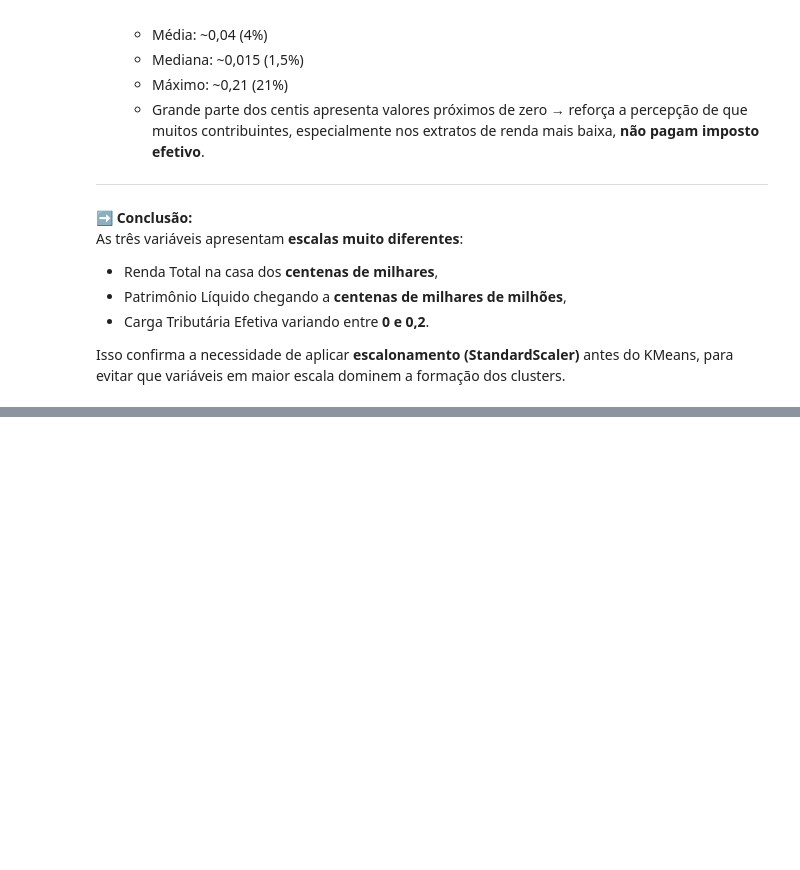
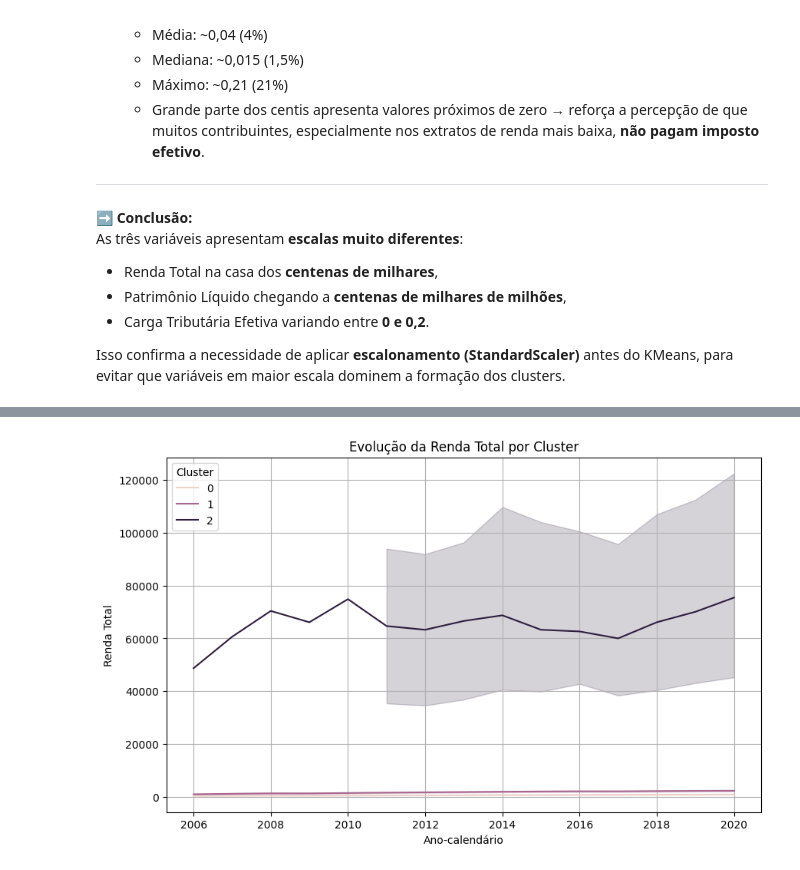
Before and after one commit to PadawanXXVI/kmeans-3d-cluster, a Jupyter notebook: distribuicao-renda.ipynb, the cells around one changed output, grey strips where cells are left out. Cells and saved outputs as stored; diff of their text form; code cells hidden in the pictures; blank space fills up the shorter version.

```diff
--- a/distribuicao-renda.ipynb
+++ b/distribuicao-renda.ipynb
@@ -344,6 +344,29 @@ array(['AC', 'AL', 'AM', 'AP', 'BA', 'CE', 'DF', 'ES', 'GO', 'MA', 'MG',
    'RS', 'SC', 'SE', 'SP', 'TO']`
 
 ➡️ Com essa limpeza, garantimos que a análise seja feita apenas no nível estadual, mantendo a granularidade desejada para os **27 entes federativos**.
+# %%
+cols_monetarias = [
+    'Rendimentos Tributaveis - Limite Superior da RTB do Centil [R$ milhões]',
+    'Rendimentos Tributaveis - Soma da RTB do Centil [R$ milhões]',
+    'Rendimentos Tributaveis - RTB Acumulada do Centil [R$ milhões]',
+    'Rendimentos Tributaveis - Média da RTB do Centil [R$]',
+    'Rendimentos Sujeitos à Tribut. Exclusiva [R$ milhões]',
+    'Rendimentos Isentos - Lucros e dividendos [R$ milhões]',
+    'Rendimentos Isentos - Rendim. Sócio/Titular ME/EPP Opt SIMPLES [R$ milhões]',
+    'Rendimentos Isentos - Outros Rendimentos Isentos [R$ milhões]',
+    'Despesas Dedutíveis - Previdência [R$ milhões]',
+    'Despesas Dedutíveis - Dependentes [R$ milhões]',
+    'Despesas Dedutíveis - Instrução [R$ milhões]',
+    'Despesas Dedutíveis - Médicas [R$ milhões]',
+    'Despesas Dedutíveis - Pensão Alimentícia [R$ milhões]',
+    'Despesas Dedutíveis - Livro-Caixa [R$ milhões]',
+    'Imposto Devido [R$ milhões]',
+    'Bens e Direitos - Imóveis [R$ milhões]',
+    'Bens e Direitos - Móveis [R$ milhões]',
+    'Bens e Direitos - Financeiros [R$ milhões]',
+    'Bens e Direitos - Outros Bens e Direitos [R$ milhões]',
+    'Dívidas e Ônus [R$ milhões]'
+]
 # %%
 # ================================
 # Conversão das colunas monetárias para float (com segurança)
@@ -578,0 +643,13 @@ df_cluster.head()
+# %%
+# Exemplo de como você pode criar essas colunas (ajuste conforme sua lógica fiscal)
+df_cluster["Carga Tributária sobre Consumo"] = (
+    df_prep["Imposto Devido [R$ milhões]"] * 0.4  # suposição: 40% do imposto é sobre consumo
+)
+
+df_cluster["Carga Tributária sobre Renda"] = (
+    df_prep["Imposto Devido [R$ milhões]"] * 0.4  # suposição: 40% sobre renda
+)
+
+df_cluster["Carga Tributária sobre Propriedade"] = (
+    df_prep["Imposto Devido [R$ milhões]"] * 0.2  # suposição: 20% sobre propriedade
+)
@@ -578,0 +668,9 @@ df_cluster.head()
+# %%
+import seaborn as sns
+plt.figure(figsize=(10,6))
+sns.lineplot(data=df_cluster, x="Ano-calendário", y="Renda Total", hue="Cluster")
+plt.title("Evolução da Renda Total por Cluster")
+plt.grid(True)
+plt.show()
+# %% [output]
+[figure, added]
```
Also changed, not shown: parts of 9 cells of this notebook, 1 other file.
